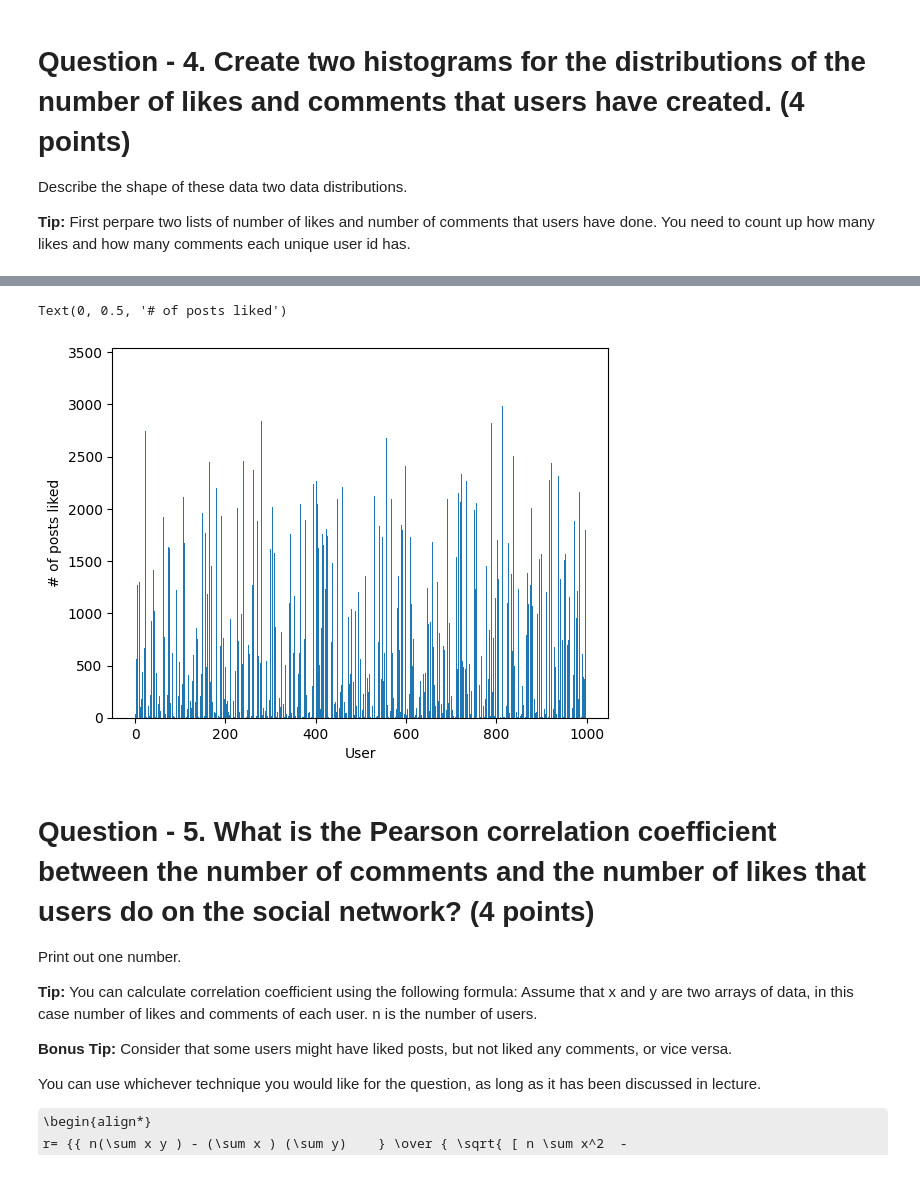
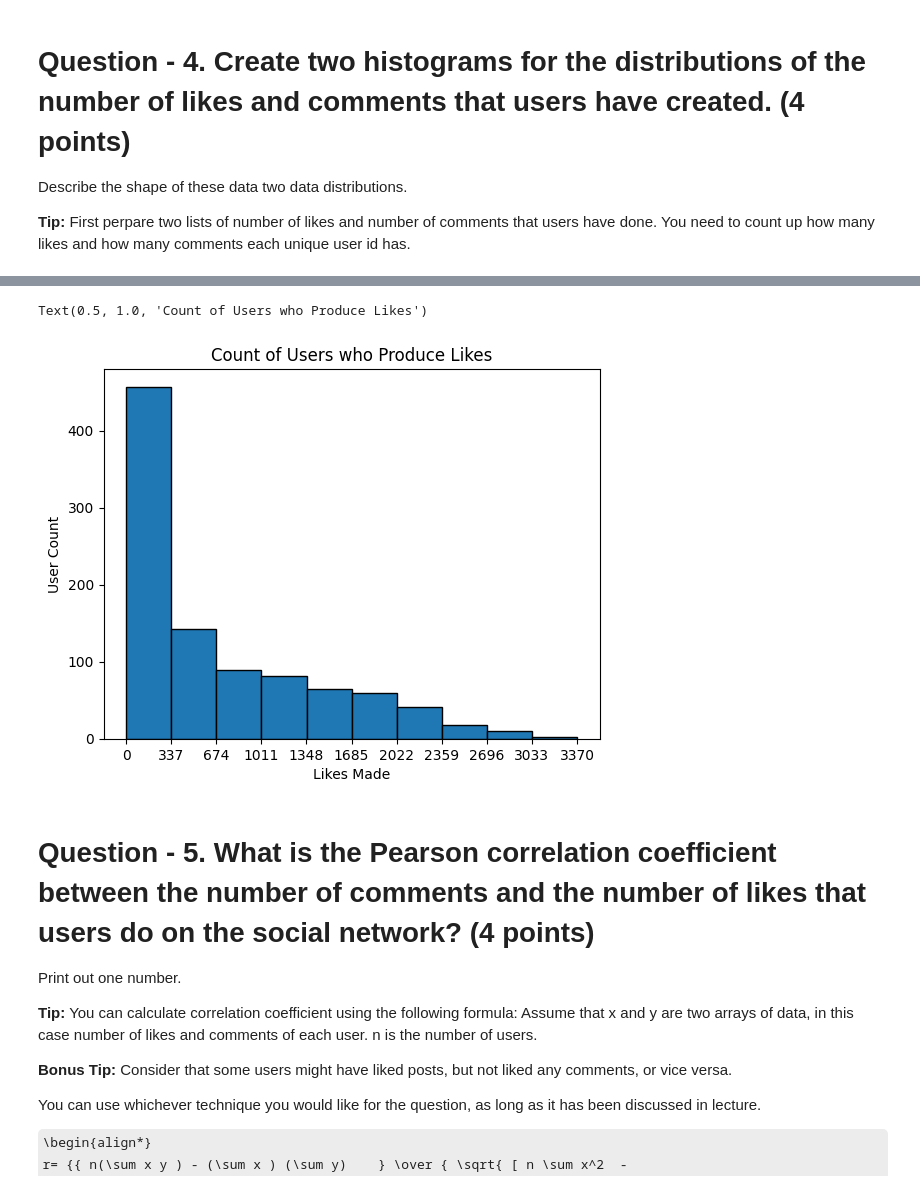
Before and after one commit to BictorFonseca/DataAnalysis, a Jupyter notebook: 329e_HW2 (1).ipynb, the cells around one changed output, grey strips where cells are left out. Saved outputs shown, nothing was run; the diff lists cells and outputs as text; code cells hidden in the pictures; some formulas as TeX source.

```diff
--- a/329e_HW2 (1).ipynb
+++ b/329e_HW2 (1).ipynb
@@ -247,12 +250,18 @@ Text(0, 0.5, '# of comments made')
-# %%
-# Likes
-likes=person_likes_post.groupby('Person.id')['Post.id'].count()
-plt.bar(likes.index,likes.values)
-plt.xlabel("User")
-plt.ylabel('# of posts liked')
-# %% [output]
-Text(0, 0.5, '# of posts liked')
-[figure, removed]
+# %%
+# Likes
+likes=person_likes_post.groupby('Person.id')['Post.id'].count()
+likes=pd.DataFrame(likes)
+plt.hist(likes['Post.id'],bins=10,edgecolor='black')
+plt.xticks(ticks=range(0,3500,337))
+plt.xlabel("Likes Made")
+plt.ylabel('User Count')
+plt.title('Count of Users who Produce Likes')
+
+#Most Users make between 0 and 337 likes. With less users making more likes.
+# Right skewed shape.
+# %% [output]
+Text(0.5, 1.0, 'Count of Users who Produce Likes')
+[figure, added]
 # %% [markdown]
 # Question - 5. What is the Pearson correlation coefficient between the number of comments and the number of likes that users do on the social network? (4 points)
 
```
Also changed, not shown: parts of 1 cell of this notebook.
